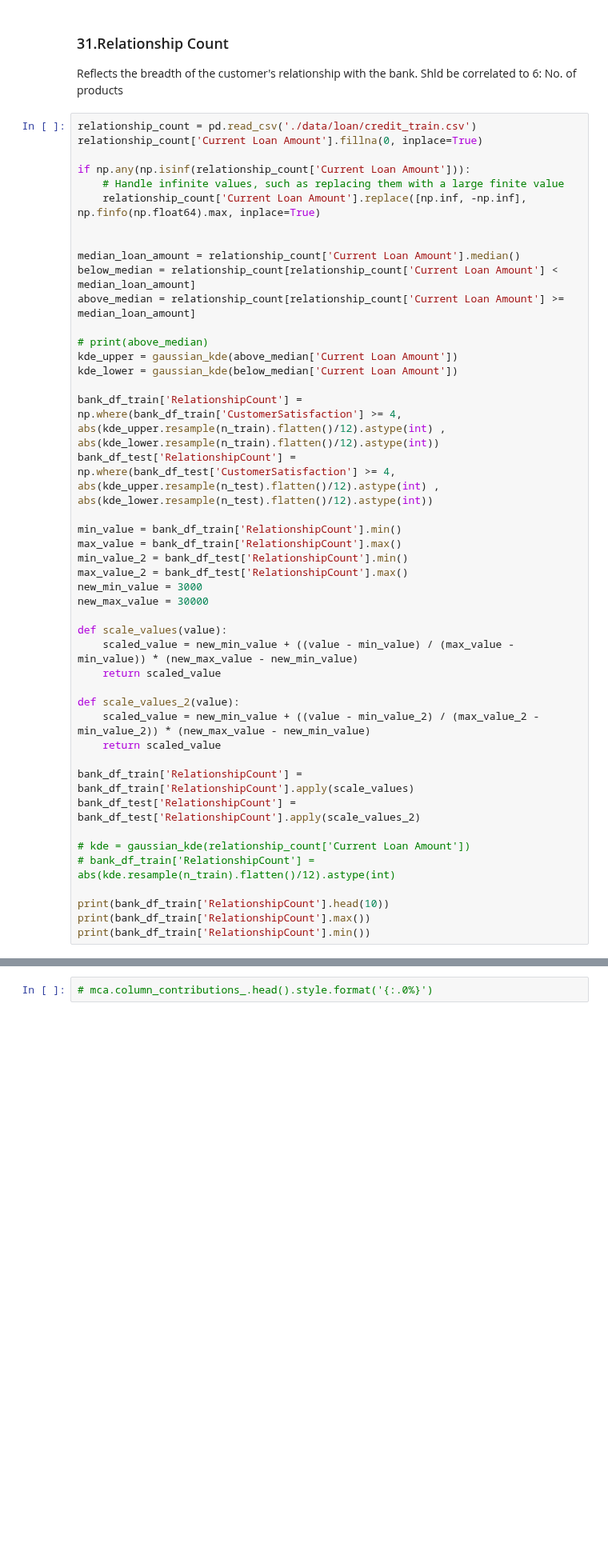
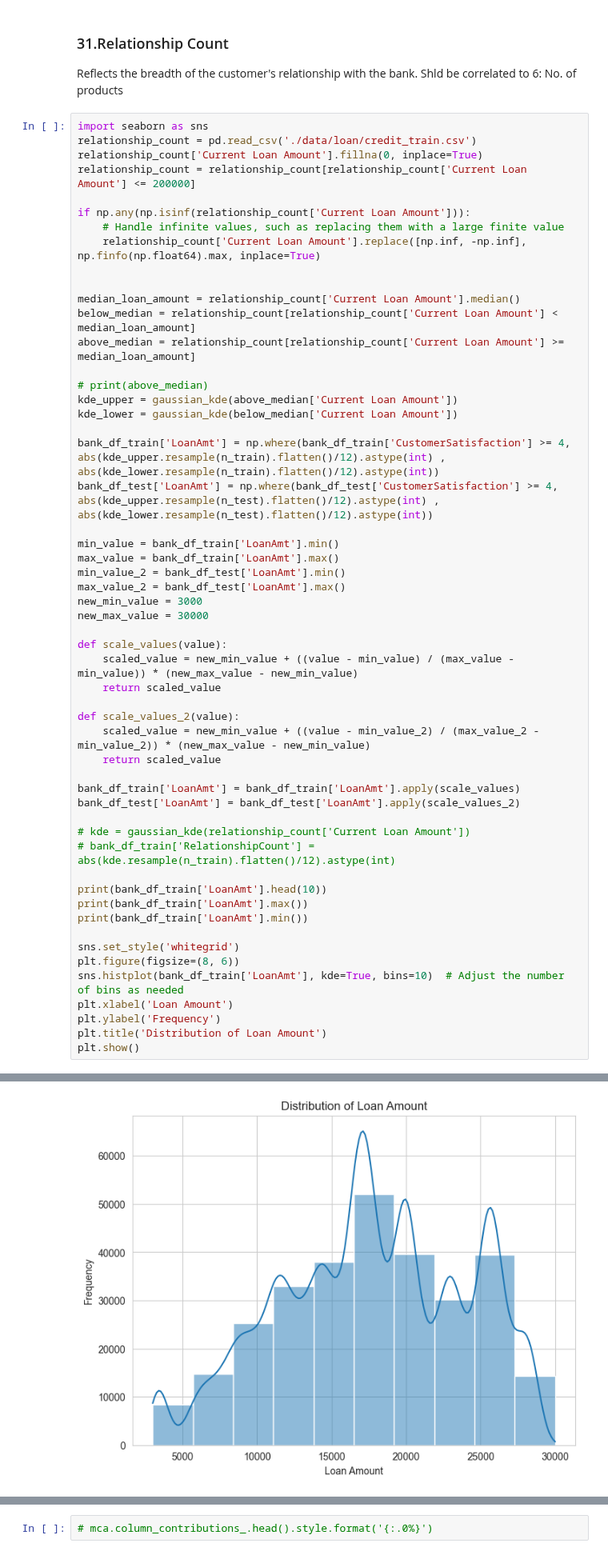
Before and after one commit to CabooseExia/DSA3101-Customer-Churn, a Jupyter notebook: DataSynthesis.ipynb, the cells around one changed output, grey strips where cells are left out. Shown at 80% size. Drawn from its saved outputs; the diff is of its cells as text; blank space fills up the shorter version.

```diff
--- a/DataSynthesis.ipynb
+++ b/DataSynthesis.ipynb
@@ -1043,8 +1054,10 @@ print(bank_df_train.head())
 Reflects the breadth of the customer's relationship with the bank.
 Shld be correlated to 6: No. of products
 # %%
+import seaborn as sns
 relationship_count = pd.read_csv('./data/loan/credit_train.csv')
 relationship_count['Current Loan Amount'].fillna(0, inplace=True)
+relationship_count = relationship_count[relationship_count['Current Loan Amount'] <= 200000]
 
 if np.any(np.isinf(relationship_count['Current Loan Amount'])):
     # Handle infinite values, such as replacing them with a large finite value
@@ -1059,13 +1072,13 @@ above_median = relationship_count[relationship_count['Current Loan Amount'] >= m
 kde_upper = gaussian_kde(above_median['Current Loan Amount'])
 kde_lower = gaussian_kde(below_median['Current Loan Amount'])
 
-bank_df_train['RelationshipCount'] = np.where(bank_df_train['CustomerSatisfaction'] >= 4, abs(kde_upper.resample(n_train).flatten()/12).astype(int) , abs(kde_lower.resample(n_train).flatten()/12).astype(int))
-bank_df_test['RelationshipCount'] = np.where(bank_df_test['CustomerSatisfaction'] >= 4, abs(kde_upper.resample(n_test).flatten()/12).astype(int) , abs(kde_lower.resample(n_test).flatten()/12).astype(int))
+bank_df_train['LoanAmt'] = np.where(bank_df_train['CustomerSatisfaction'] >= 4, abs(kde_upper.resample(n_train).flatten()/12).astype(int) , abs(kde_lower.resample(n_train).flatten()/12).astype(int))
+bank_df_test['LoanAmt'] = np.where(bank_df_test['CustomerSatisfaction'] >= 4, abs(kde_upper.resample(n_test).flatten()/12).astype(int) , abs(kde_lower.resample(n_test).flatten()/12).astype(int))
 
-min_value = bank_df_train['RelationshipCount'].min()
-max_value = bank_df_train['RelationshipCount'].max()
-min_value_2 = bank_df_test['RelationshipCount'].min()
-max_value_2 = bank_df_test['RelationshipCount'].max()
+min_value = bank_df_train['LoanAmt'].min()
+max_value = bank_df_train['LoanAmt'].max()
+min_value_2 = bank_df_test['LoanAmt'].min()
+max_value_2 = bank_df_test['LoanAmt'].max()
 new_min_value = 3000
 new_max_value = 30000
 
@@ -1077,13 +1090,21 @@ def scale_values_2(value):
     scaled_value = new_min_value + ((value - min_value_2) / (max_value_2 - min_value_2)) * (new_max_value - new_min_value)
     return scaled_value
 
-bank_df_train['RelationshipCount'] = bank_df_train['RelationshipCount'].apply(scale_values)
-bank_df_test['RelationshipCount'] = bank_df_test['RelationshipCount'].apply(scale_values_2)
+bank_df_train['LoanAmt'] = bank_df_train['LoanAmt'].apply(scale_values)
+bank_df_test['LoanAmt'] = bank_df_test['LoanAmt'].apply(scale_values_2)
 
 # kde = gaussian_kde(relationship_count['Current Loan Amount'])
 # bank_df_train['RelationshipCount'] = abs(kde.resample(n_train).flatten()/12).astype(int)
 
-print(bank_df_train['RelationshipCount'].head(10))
-print(bank_df_train['RelationshipCount'].max())
-print(bank_df_train['RelationshipCount'].min())
+print(bank_df_train['LoanAmt'].head(10))
+print(bank_df_train['LoanAmt'].max())
+print(bank_df_train['LoanAmt'].min())
+
+sns.set_style('whitegrid')
+plt.figure(figsize=(8, 6))
+sns.histplot(bank_df_train['LoanAmt'], kde=True, bins=10)  # Adjust the number of bins as needed
+plt.xlabel('Loan Amount')
+plt.ylabel('Frequency')
+plt.title('Distribution of Loan Amount')
+plt.show()
 # %% [output]
@@ -1101,5 +1122,6 @@ Name: RelationshipCount, dtype: float64
 30000.0
 3000.0
+[figure, added]
 # %% [markdown]
 ### 32. Income Source
 Indicates financial stability and potential churn risk.
```
Also changed, not shown: parts of 44 cells of this notebook, 2 other files.
